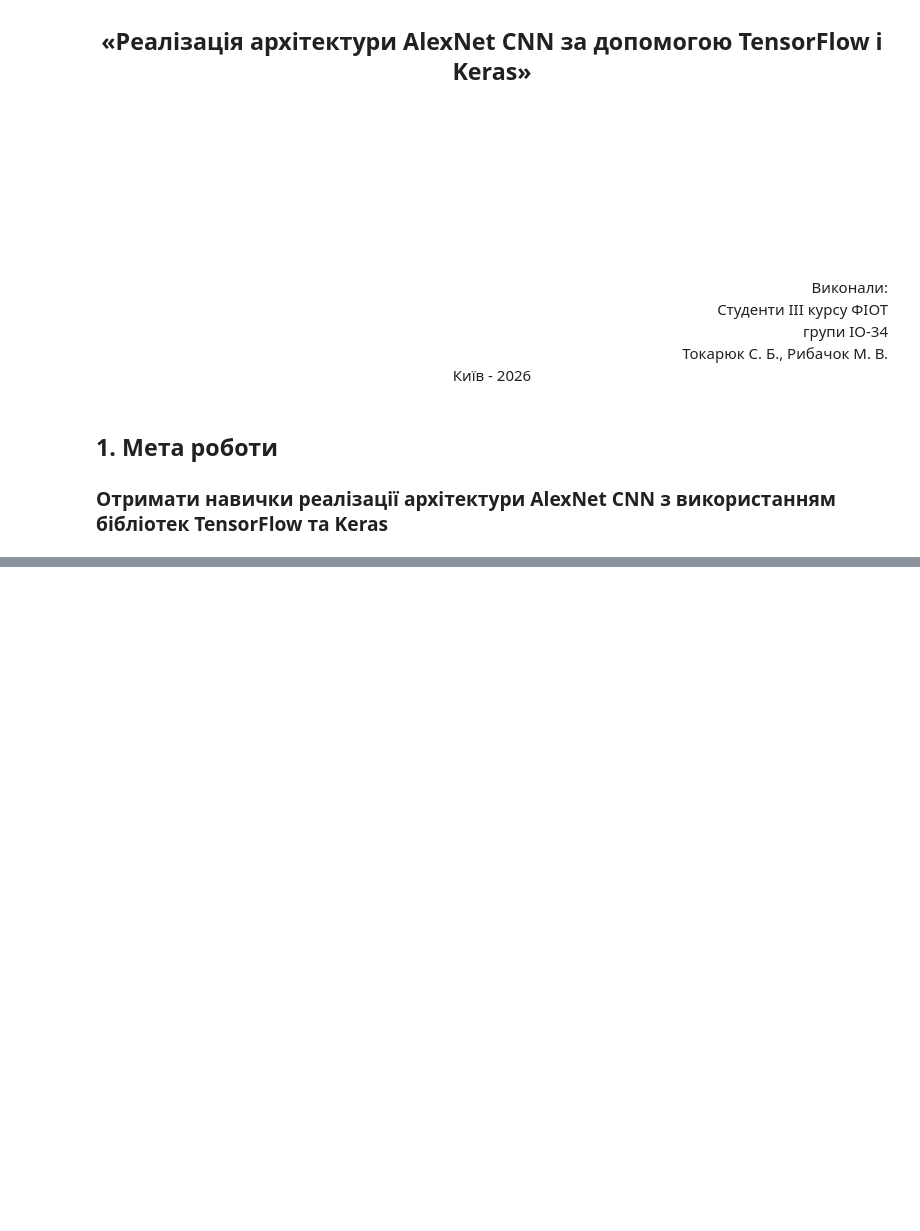
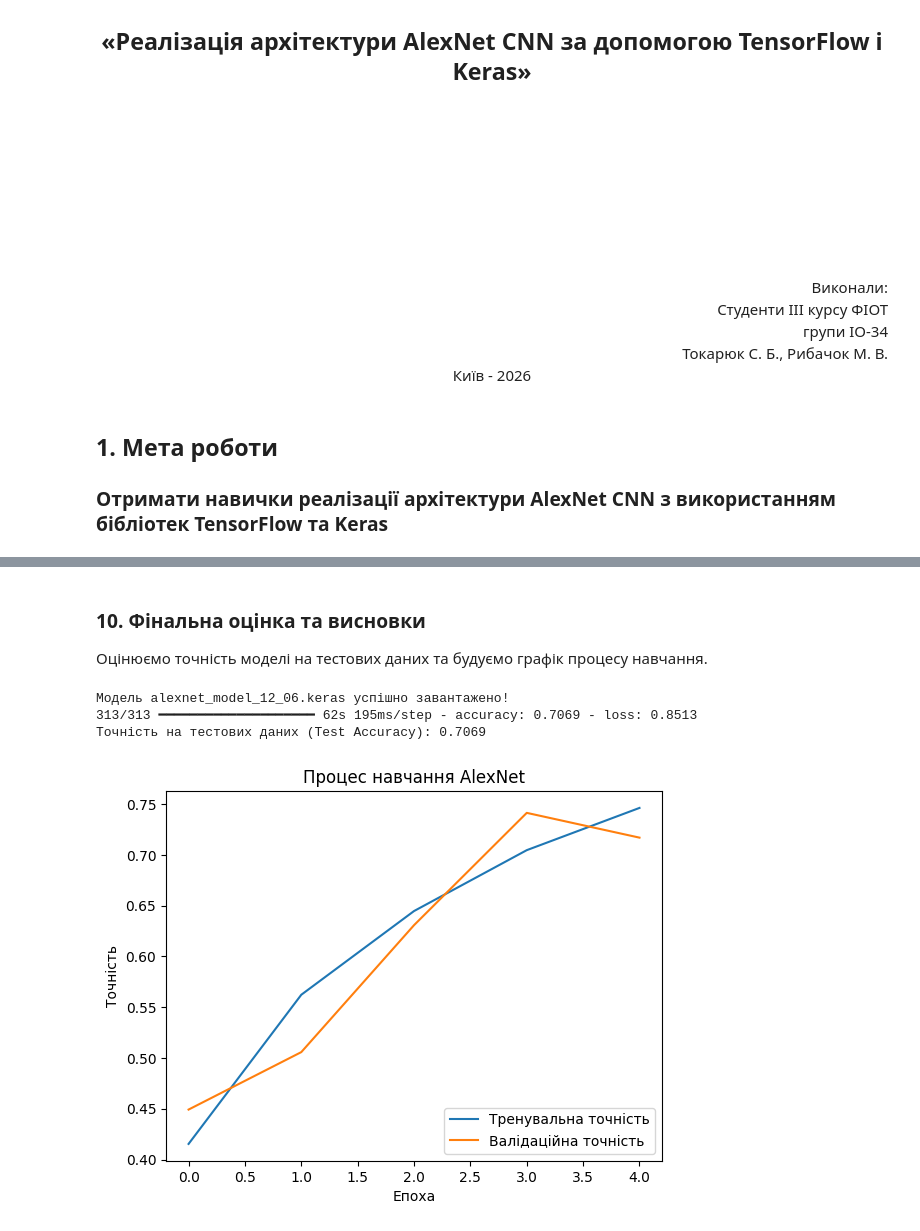
Before and after one commit to M1shanyaaa/AI_Computer_Vision, a Jupyter notebook: lab2_6posibnyk/Lab2_6byPosibnyk.ipynb, the cells around one changed output, grey strips where cells are left out. Cells and saved outputs as stored; diff of their text form; code cells hidden in the pictures; blank space fills up the shorter version.

```diff
--- a/lab2_6posibnyk/Lab2_6byPosibnyk.ipynb
+++ b/lab2_6posibnyk/Lab2_6byPosibnyk.ipynb
@@ -39,0 +143,19 @@
+# %%
+def process_images(image, label):
+    # Зміна розміру до 227x227
+    image = tf.image.resize(image, (227, 227))
+    # Нормалізація пікселів (від 0 до 1)
+    image = image / 255.0
+    return image, label
+
+batch_size = 32
+
+# Створення конвеєрів
+train_ds = tf.data.Dataset.from_tensor_slices((train_images, train_labels))
+train_ds = train_ds.map(process_images).shuffle(1000).batch(batch_size).prefetch(tf.data.AUTOTUNE)
+
+val_ds = tf.data.Dataset.from_tensor_slices((val_images, val_labels))
+val_ds = val_ds.map(process_images).batch(batch_size).prefetch(tf.data.AUTOTUNE)
+
+test_ds = tf.data.Dataset.from_tensor_slices((test_images, test_labels))
+test_ds = test_ds.map(process_images).batch(batch_size).prefetch(tf.data.AUTOTUNE)
@@ -39,0 +268,28 @@
+# %% [markdown]
+### 10. Фінальна оцінка та висновки
+
+Оцінюємо точність моделі на тестових даних та будуємо графік процесу навчання.
+# %%
+model_filename = 'alexnet_model_12_06.keras'
+
+saved_model = keras.models.load_model(model_filename)
+print(f"Модель {model_filename} успішно завантажено!")
+
+test_loss, test_acc = saved_model.evaluate(test_ds)
+print(f"Точність на тестових даних (Test Accuracy): {test_acc:.4f}")
+
+try:
+    plt.plot(history.history['accuracy'], label='Тренувальна точність')
+    plt.plot(history.history['val_accuracy'], label='Валідаційна точність')
+    plt.xlabel('Епоха')
+    plt.ylabel('Точність')
+    plt.legend(loc='lower right')
+    plt.title(f'Процес навчання AlexNet')
+    plt.show()
+except NameError:
+    print("\nГрафік не побудовано, оскільки об'єкт 'history' не знайдено в пам'яті.")
+# %% [output]
+Модель alexnet_model_12_06.keras успішно завантажено!
+313/313 ━━━━━━━━━━━━━━━━━━━━ 62s 195ms/step - accuracy: 0.7069 - loss: 0.8513
+Точність на тестових даних (Test Accuracy): 0.7069
+[figure, added]
```
Also changed, not shown: parts of 16 cells of this notebook, 34 other files.
